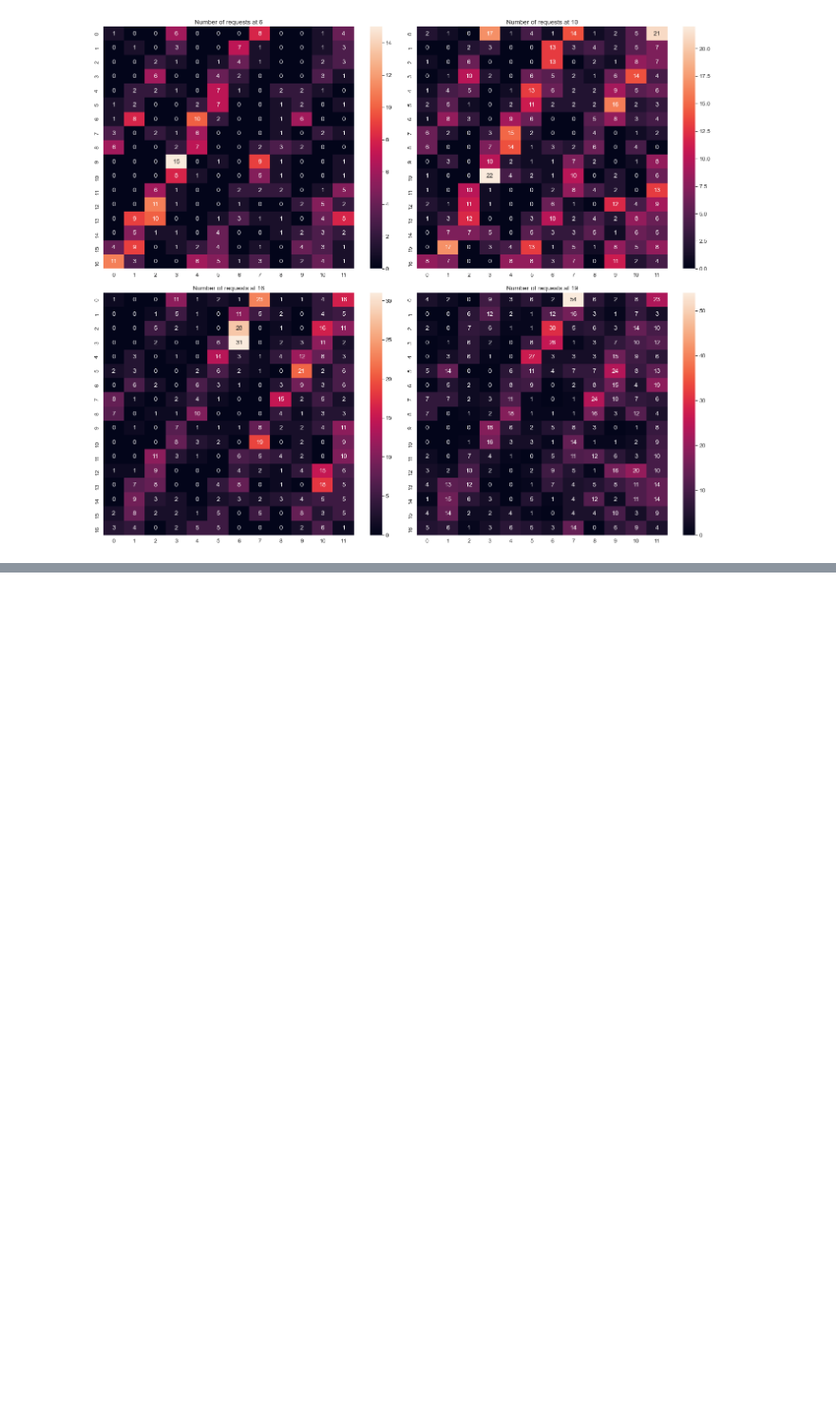
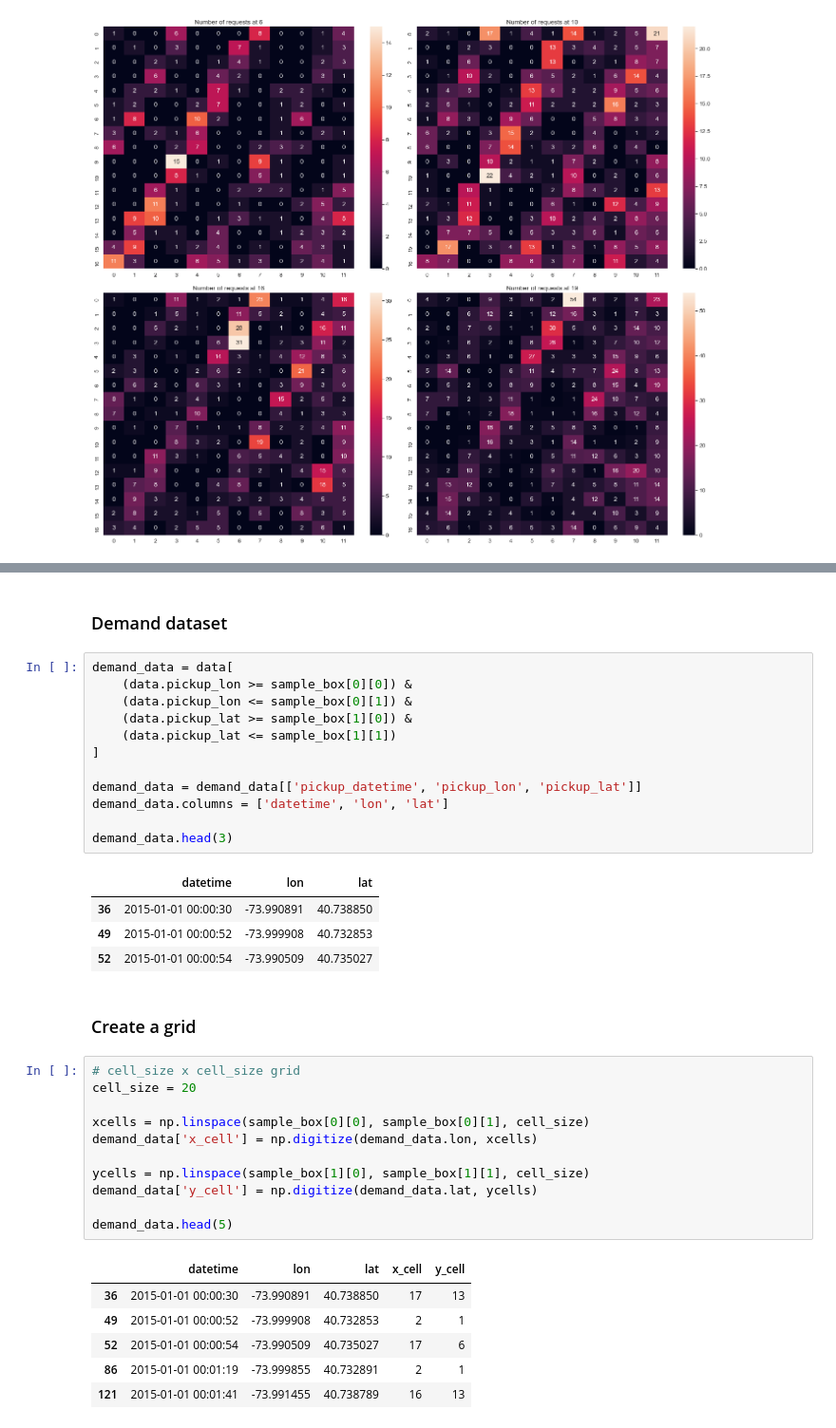
Before and after one commit to sash-ko/ai-transportation, a Jupyter notebook: cnn_demand_model/Baselines.ipynb, the cells around one changed output, grey strips where cells are left out. Shown: that part at 95% size. Drawn from its saved outputs; the diff is of its cells as text; blank space fills up the shorter version.

Commit message:
Create demand dataset

```diff
--- a/cnn_demand_model/Baselines.ipynb
+++ b/cnn_demand_model/Baselines.ipynb
@@ -120,0 +127,39 @@ Total at 19: 1250
+# %% [markdown]
+### Demand dataset
+# %%
+demand_data = data[
+    (data.pickup_lon >= sample_box[0][0]) &
+    (data.pickup_lon <= sample_box[0][1]) &
+    (data.pickup_lat >= sample_box[1][0]) &
+    (data.pickup_lat <= sample_box[1][1])
+]
+
+demand_data = demand_data[['pickup_datetime', 'pickup_lon', 'pickup_lat']]
+demand_data.columns = ['datetime', 'lon', 'lat']
+
+demand_data.head(3)
+# %% [output]
+|  | datetime | lon | lat |
+| 36 | 2015-01-01 00:00:30 | -73.990891 | 40.738850 |
+| 49 | 2015-01-01 00:00:52 | -73.999908 | 40.732853 |
+| 52 | 2015-01-01 00:00:54 | -73.990509 | 40.735027 |
+# %% [markdown]
+### Create a grid
+# %%
+# cell_size x cell_size grid
+cell_size = 20
+
+xcells = np.linspace(sample_box[0][0], sample_box[0][1], cell_size)
+demand_data['x_cell'] = np.digitize(demand_data.lon, xcells)
+
+ycells = np.linspace(sample_box[1][0], sample_box[1][1], cell_size)
+demand_data['y_cell'] = np.digitize(demand_data.lat, ycells)
+
+demand_data.head(5)
+# %% [output]
+|  | datetime | lon | lat | x_cell | y_cell |
+| 36 | 2015-01-01 00:00:30 | -73.990891 | 40.738850 | 17 | 13 |
+| 49 | 2015-01-01 00:00:52 | -73.999908 | 40.732853 | 2 | 1 |
+| 52 | 2015-01-01 00:00:54 | -73.990509 | 40.735027 | 17 | 6 |
+| 86 | 2015-01-01 00:01:19 | -73.999855 | 40.732891 | 2 | 1 |
+| 121 | 2015-01-01 00:01:41 | -73.991455 | 40.738789 | 16 | 13 |
```
Also changed, not shown: parts of 1 cell of this notebook.
